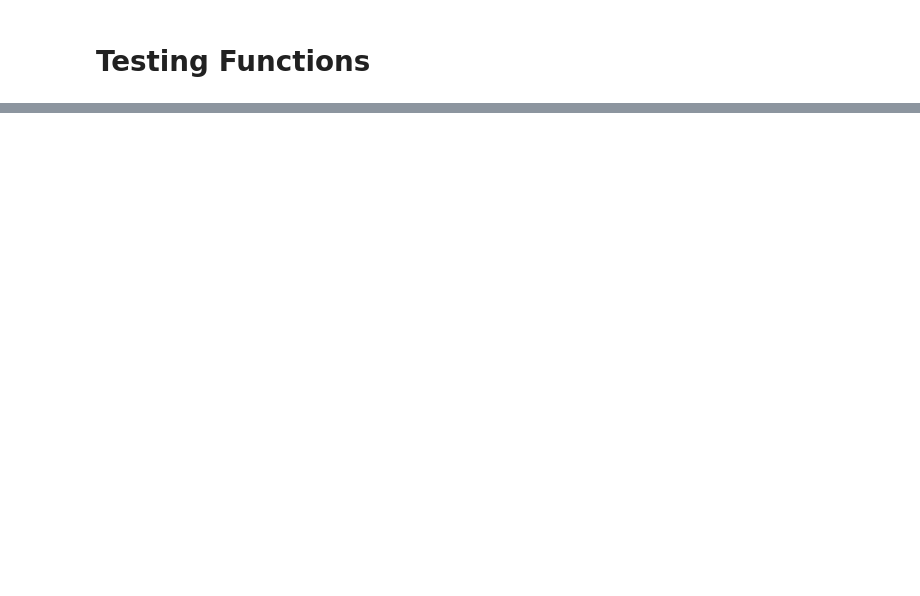
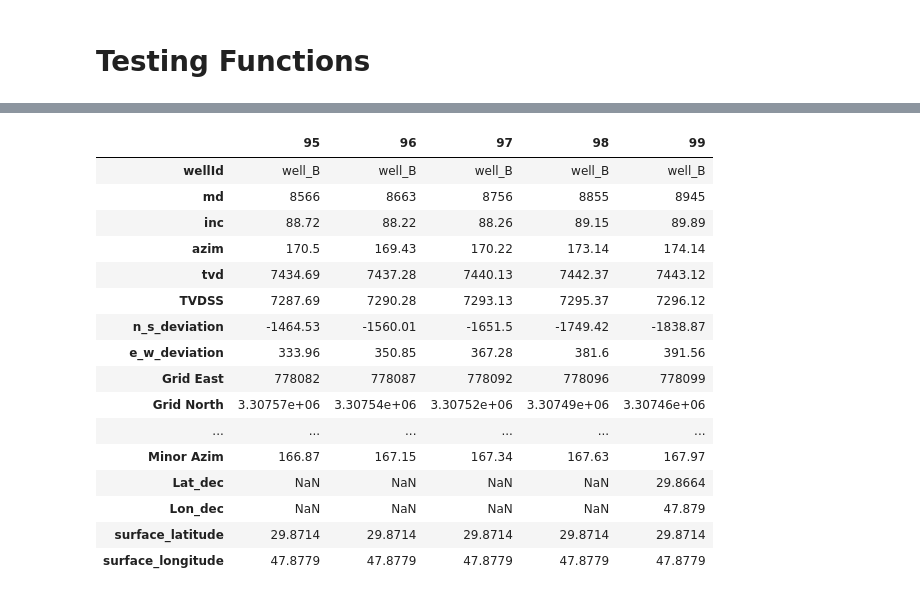
Before and after one commit to bpamos/welltrajconvert, a Jupyter notebook: notebook/Lat Long Conversion .ipynb, the cells around one changed output, grey strips where cells are left out. Cells and saved outputs as stored; diff of their text form; code cells hidden in the pictures; blank space fills up the shorter version.

```diff
--- a/notebook/Lat Long Conversion .ipynb
+++ b/notebook/Lat Long Conversion .ipynb
@@ -41,2 +35,40 @@ df.tail()
+# %%
+# load data
+file = "C:/Users/BpAmos/Documents/repos/directional-survey-converter/data/well_test_survey.csv"
+
+df = pd.read_csv(file, sep=',')
+
+df.rename(columns={'wellId':'wellId',
+                   'MD':'md',
+                   'Inclination':'inc',
+                   'Azimuth':'azim',
+                   'TVD':'tvd',
+                   'North':'n_s_deviation',
+                   'East':'e_w_deviation',
+                   'surface_latitude':'surface_latitude',
+                   'surface_longitudte':'surface_longitude',},inplace=True)
+
+#df['n_s']='n'
+#df['e_w']='e'
+
+df.tail().T
+# %% [output]
+|  | 95 | 96 | 97 | 98 | 99 |
+| wellId | well_B | well_B | well_B | well_B | well_B |
+| md | 8566 | 8663 | 8756 | 8855 | 8945 |
+| inc | 88.72 | 88.22 | 88.26 | 89.15 | 89.89 |
+| azim | 170.5 | 169.43 | 170.22 | 173.14 | 174.14 |
+| tvd | 7434.69 | 7437.28 | 7440.13 | 7442.37 | 7443.12 |
+| TVDSS | 7287.69 | 7290.28 | 7293.13 | 7295.37 | 7296.12 |
+| n_s_deviation | -1464.53 | -1560.01 | -1651.5 | -1749.42 | -1838.87 |
+| e_w_deviation | 333.96 | 350.85 | 367.28 | 381.6 | 391.56 |
+| Grid East | 778082 | 778087 | 778092 | 778096 | 778099 |
+| Grid North | 3.30757e+06 | 3.30754e+06 | 3.30752e+06 | 3.30749e+06 | 3.30746e+06 |
+| ... | ... | ... | ... | ... | ... |
+| Minor Azim | 166.87 | 167.15 | 167.34 | 167.63 | 167.97 |
+| Lat_dec | NaN | NaN | NaN | NaN | 29.8664 |
+| Lon_dec | NaN | NaN | NaN | NaN | 47.879 |
+| surface_latitude | 29.8714 | 29.8714 | 29.8714 | 29.8714 | 29.8714 |
+| surface_longitude | 47.8779 | 47.8779 | 47.8779 | 47.8779 | 47.8779 |
 # %%
 # create dataframe of interest
```
Also changed, not shown: parts of 33 cells of this notebook, 3 other files.
